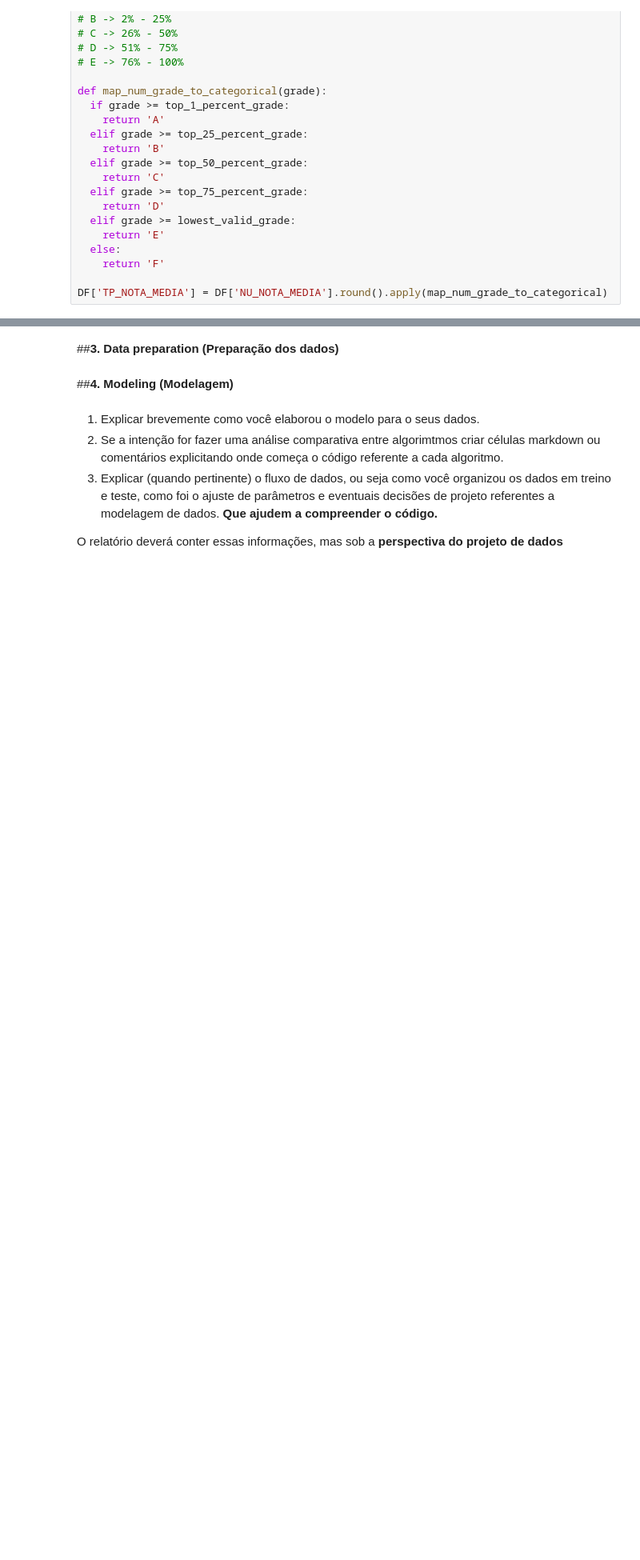
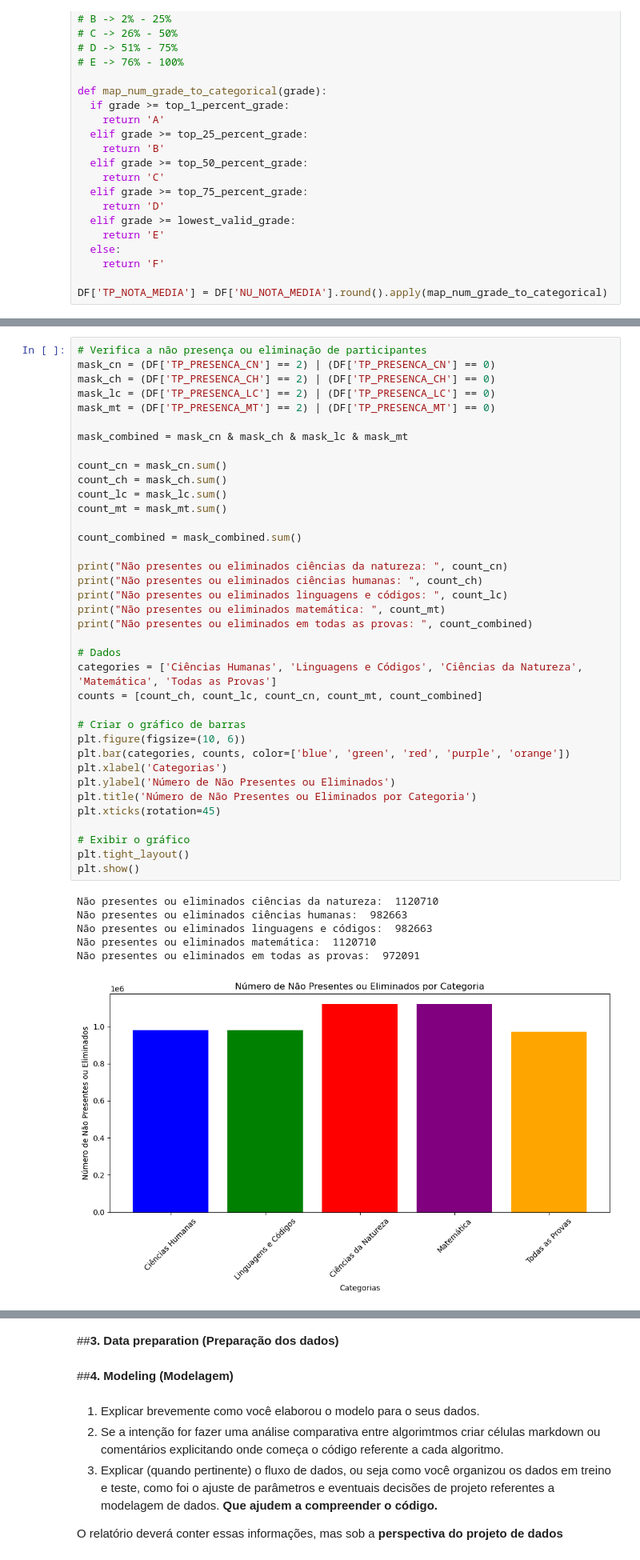
Before and after one commit to Chbmleao/DataMining-TP1, a Jupyter notebook: TP1_Mineração_de_Dados.ipynb, the cells around one changed output, grey strips where cells are left out. Shown: that part at 80% size. Cells and saved outputs as stored; diff of their text form; blank space fills up the shorter version.

Commit message:
feat: add visualization for frequency of interesting attributes

```diff
--- a/TP1_Mineração_de_Dados.ipynb
+++ b/TP1_Mineração_de_Dados.ipynb
@@ -97,3 +96,47 @@ plt.title('Frequência de Classificação de Nota')
 plt.show()
 # %% [output]
 [figure]
+# %%
+# Verifica a não presença ou eliminação de participantes
+mask_cn = (DF['TP_PRESENCA_CN'] == 2) | (DF['TP_PRESENCA_CN'] == 0)
+mask_ch = (DF['TP_PRESENCA_CH'] == 2) | (DF['TP_PRESENCA_CH'] == 0)
+mask_lc = (DF['TP_PRESENCA_LC'] == 2) | (DF['TP_PRESENCA_LC'] == 0)
+mask_mt = (DF['TP_PRESENCA_MT'] == 2) | (DF['TP_PRESENCA_MT'] == 0)
+
+mask_combined = mask_cn & mask_ch & mask_lc & mask_mt
+
+count_cn = mask_cn.sum()
+count_ch = mask_ch.sum()
+count_lc = mask_lc.sum()
+count_mt = mask_mt.sum()
+
+count_combined = mask_combined.sum()
+
+print("Não presentes ou eliminados ciências da natureza: ", count_cn)
+print("Não presentes ou eliminados ciências humanas: ", count_ch)
+print("Não presentes ou eliminados linguagens e códigos: ", count_lc)
+print("Não presentes ou eliminados matemática: ", count_mt)
+print("Não presentes ou eliminados em todas as provas: ", count_combined)
+
+# Dados
+categories = ['Ciências Humanas', 'Linguagens e Códigos', 'Ciências da Natureza', 'Matemática', 'Todas as Provas']
+counts = [count_ch, count_lc, count_cn, count_mt, count_combined]
+
+# Criar o gráfico de barras
+plt.figure(figsize=(10, 6))
+plt.bar(categories, counts, color=['blue', 'green', 'red', 'purple', 'orange'])
+plt.xlabel('Categorias')
+plt.ylabel('Número de Não Presentes ou Eliminados')
+plt.title('Número de Não Presentes ou Eliminados por Categoria')
+plt.xticks(rotation=45)
+
+# Exibir o gráfico
+plt.tight_layout()
+plt.show()
+# %% [output]
+Não presentes ou eliminados ciências da natureza:  1120710
+Não presentes ou eliminados ciências humanas:  982663
+Não presentes ou eliminados linguagens e códigos:  982663
+Não presentes ou eliminados matemática:  1120710
+Não presentes ou eliminados em todas as provas:  972091
+[figure, added]
```
Also changed, not shown: parts of 7 cells of this notebook.
